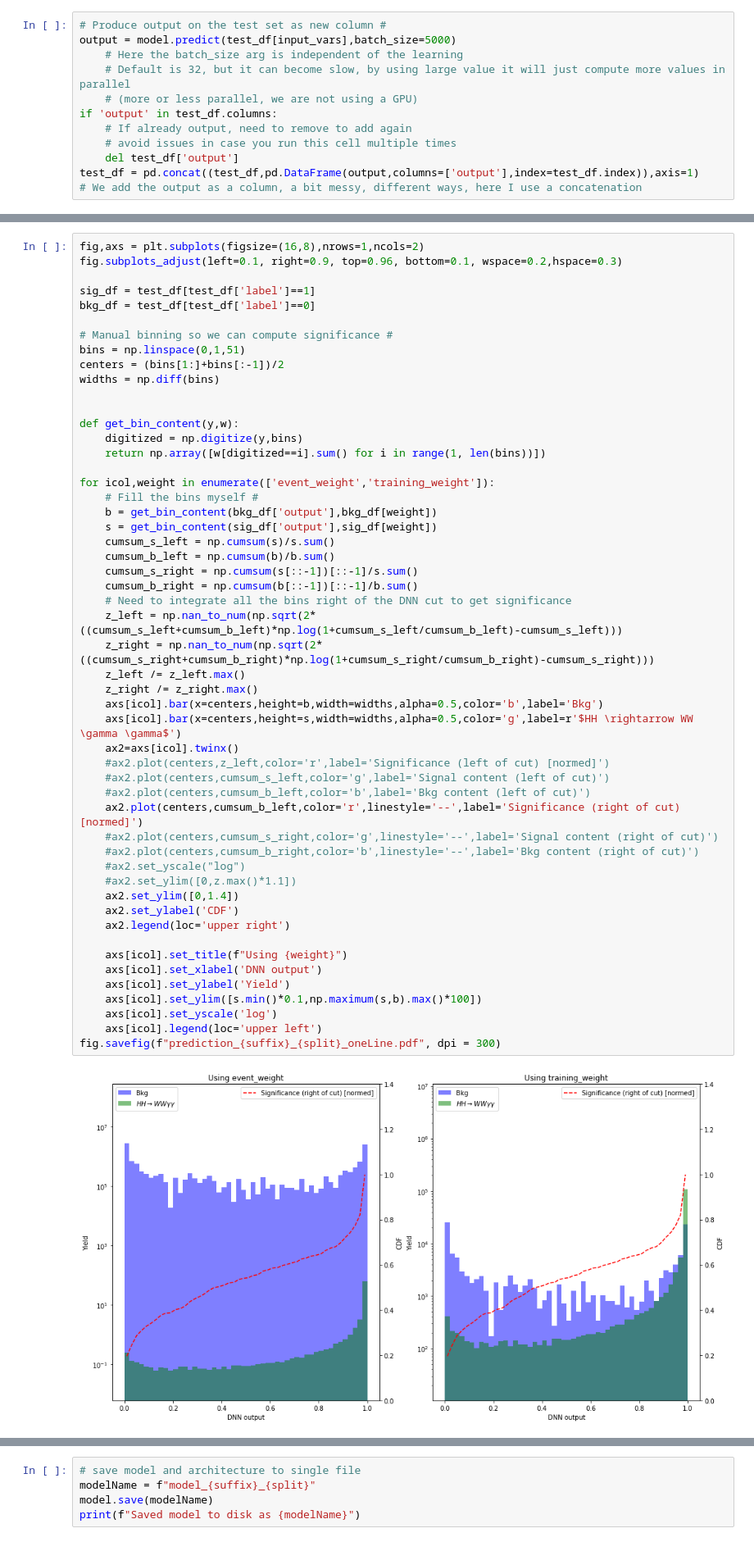
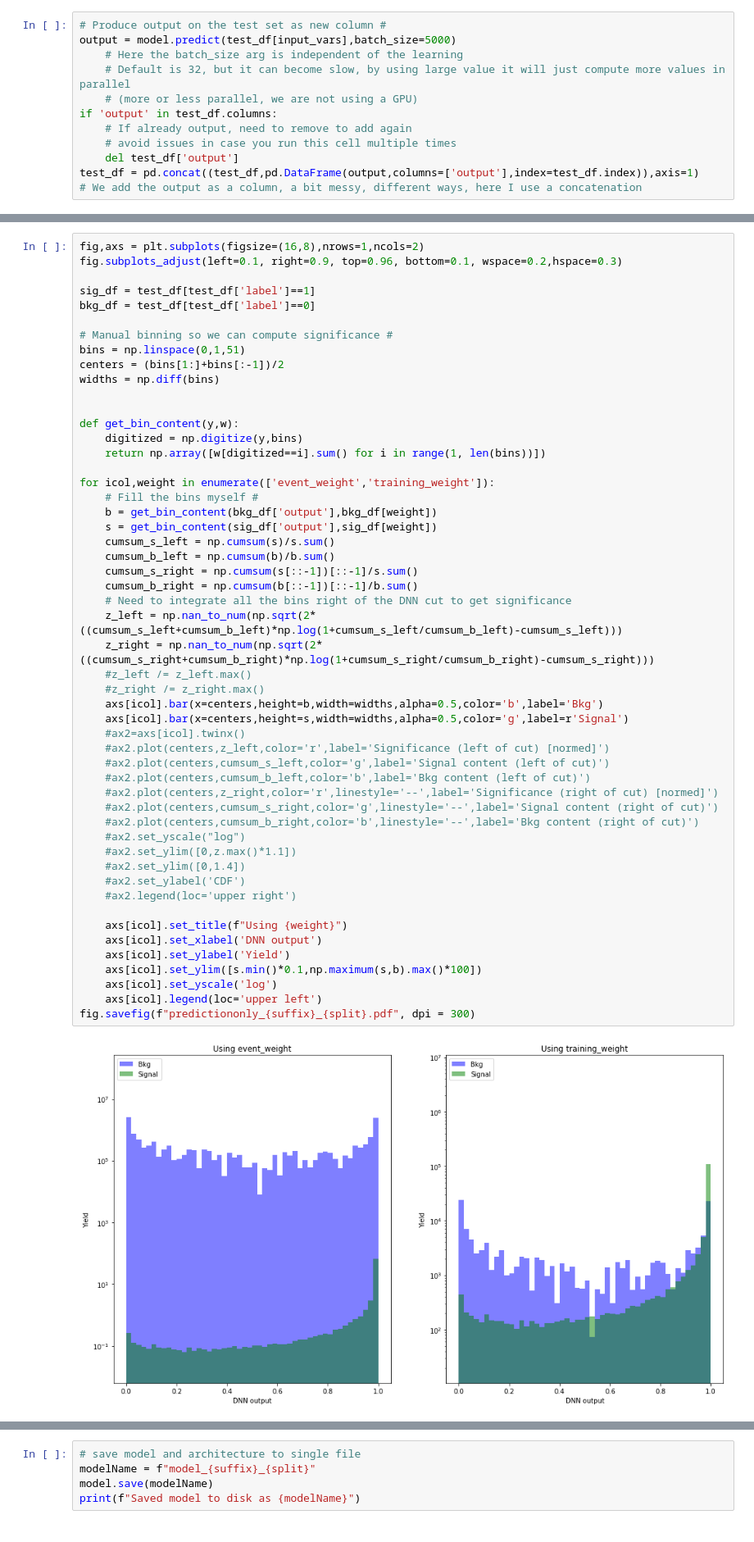
Before and after one commit to suatdonertas/DNN_HHWWGG, a Jupyter notebook: DNN.ipynb, the cells around one changed output, grey strips where cells are left out. Shown at 82% size. Cells and saved outputs as stored; diff of their text form.

Commit message:
small edits to prediction plots

```diff
--- a/DNN.ipynb
+++ b/DNN.ipynb
@@ -612,43 +621,43 @@ def get_bin_content(y,w):
     digitized = np.digitize(y,bins)
     return np.array([w[digitized==i].sum() for i in range(1, len(bins))])
 
 for icol,weight in enumerate(['event_weight','training_weight']):
     # Fill the bins myself #
     b = get_bin_content(bkg_df['output'],bkg_df[weight])
     s = get_bin_content(sig_df['output'],sig_df[weight])
     cumsum_s_left = np.cumsum(s)/s.sum()
     cumsum_b_left = np.cumsum(b)/b.sum()
     cumsum_s_right = np.cumsum(s[::-1])[::-1]/s.sum()
     cumsum_b_right = np.cumsum(b[::-1])[::-1]/b.sum()
     # Need to integrate all the bins right of the DNN cut to get significance
     z_left = np.nan_to_num(np.sqrt(2*((cumsum_s_left+cumsum_b_left)*np.log(1+cumsum_s_left/cumsum_b_left)-cumsum_s_left)))
     z_right = np.nan_to_num(np.sqrt(2*((cumsum_s_right+cumsum_b_right)*np.log(1+cumsum_s_right/cumsum_b_right)-cumsum_s_right)))
-    z_left /= z_left.max()
-    z_right /= z_right.max()
+    #z_left /= z_left.max()
+    #z_right /= z_right.max()
     axs[icol].bar(x=centers,height=b,width=widths,alpha=0.5,color='b',label='Bkg')
-    axs[icol].bar(x=centers,height=s,width=widths,alpha=0.5,color='g',label=r'$HH \rightarrow WW \gamma \gamma$')
-    ax2=axs[icol].twinx()
+    axs[icol].bar(x=centers,height=s,width=widths,alpha=0.5,color='g',label=r'Signal')
+    #ax2=axs[icol].twinx()
     #ax2.plot(centers,z_left,color='r',label='Significance (left of cut) [normed]')
     #ax2.plot(centers,cumsum_s_left,color='g',label='Signal content (left of cut)')
     #ax2.plot(centers,cumsum_b_left,color='b',label='Bkg content (left of cut)')
-    ax2.plot(centers,cumsum_b_left,color='r',linestyle='--',label='Significance (right of cut) [normed]')
+    #ax2.plot(centers,z_right,color='r',linestyle='--',label='Significance (right of cut) [normed]')
     #ax2.plot(centers,cumsum_s_right,color='g',linestyle='--',label='Signal content (right of cut)')
     #ax2.plot(centers,cumsum_b_right,color='b',linestyle='--',label='Bkg content (right of cut)')
     #ax2.set_yscale("log")
     #ax2.set_ylim([0,z.max()*1.1])
-    ax2.set_ylim([0,1.4])
-    ax2.set_ylabel('CDF')
-    ax2.legend(loc='upper right')
+    #ax2.set_ylim([0,1.4])
+    #ax2.set_ylabel('CDF')
+    #ax2.legend(loc='upper right')
 
     axs[icol].set_title(f"Using {weight}")
     axs[icol].set_xlabel('DNN output')
     axs[icol].set_ylabel('Yield')
     axs[icol].set_ylim([s.min()*0.1,np.maximum(s,b).max()*100])
     axs[icol].set_yscale('log')
     axs[icol].legend(loc='upper left')
-fig.savefig(f"prediction_{suffix}_{split}_oneLine.pdf", dpi = 300)
+fig.savefig(f"predictiononly_{suffix}_{split}.pdf", dpi = 300)
 # %% [output]
-[figure, old version]
+[figure, new version]
 # %%
 # evaluate the model
 scores = model.evaluate(test_df[input_vars],
```
Also changed, not shown: parts of 12 cells of this notebook.
